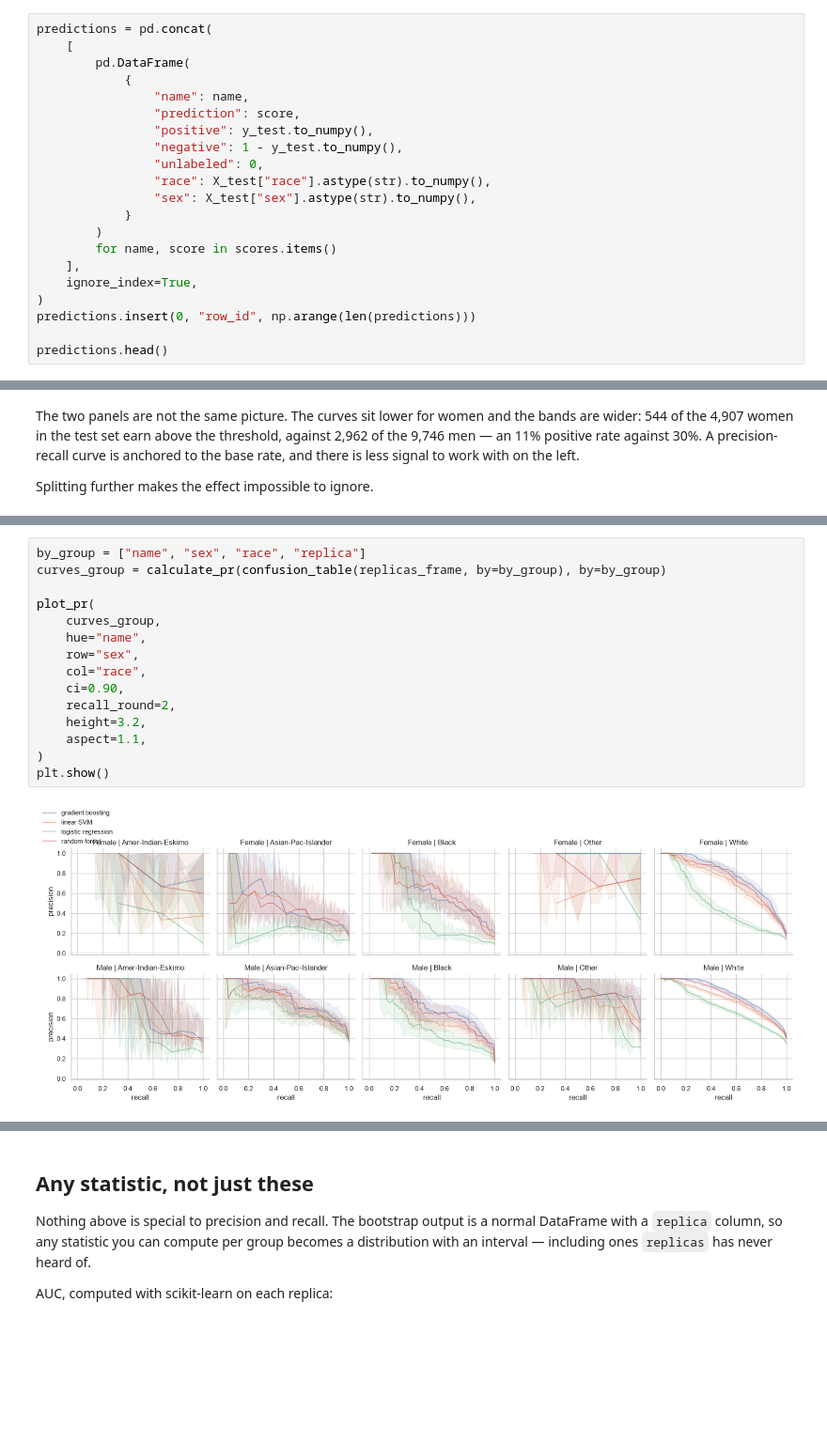
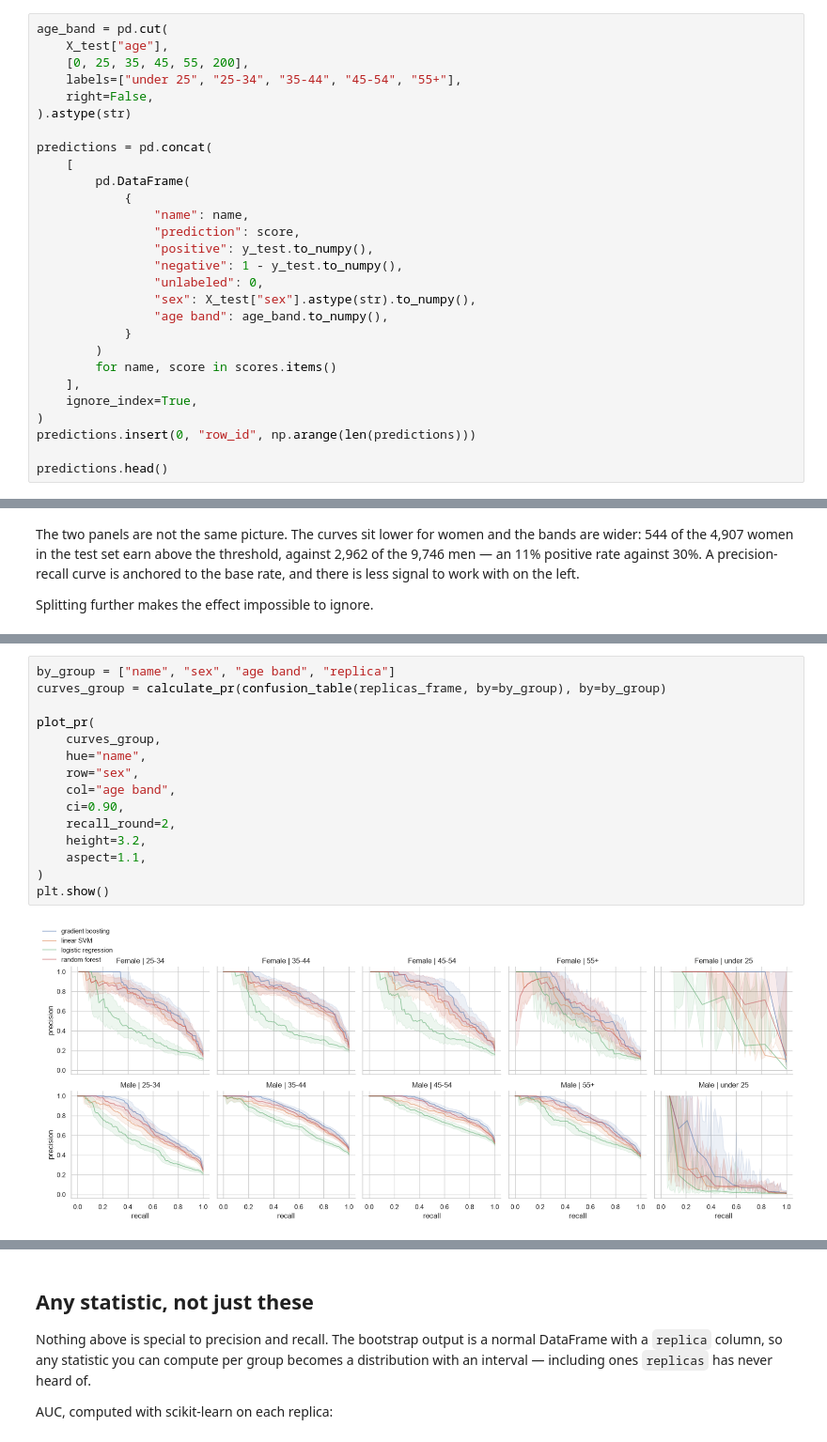
Before and after one commit to hamed/replicas, a Jupyter notebook: examples/census_income.ipynb, the cells around one changed output, grey strips where cells are left out. Shown at 94% size. Drawn from its saved outputs; the diff is of its cells as text; blank space fills up the shorter version.

```diff
--- a/examples/census_income.ipynb
+++ b/examples/census_income.ipynb
@@ -170,5 +168,12 @@ them here is what lets a single `bootstrap` call feed every comparison in the
 notebook.
 # %%
+age_band = pd.cut(
+    X_test["age"],
+    [0, 25, 35, 45, 55, 200],
+    labels=["under 25", "25-34", "35-44", "45-54", "55+"],
+    right=False,
+).astype(str)
+
 predictions = pd.concat(
     [
         pd.DataFrame(
@@ -178,8 +183,8 @@ predictions = pd.concat(
                 "positive": y_test.to_numpy(),
                 "negative": 1 - y_test.to_numpy(),
                 "unlabeled": 0,
-                "race": X_test["race"].astype(str).to_numpy(),
                 "sex": X_test["sex"].astype(str).to_numpy(),
+                "age band": age_band.to_numpy(),
             }
         )
         for name, score in scores.items()
@@ -407,18 +416,18 @@ thing on the figure that will say so.
 # %%
-by_group = ["name", "sex", "race", "replica"]
+by_group = ["name", "sex", "age band", "replica"]
 curves_group = calculate_pr(confusion_table(replicas_frame, by=by_group), by=by_group)
 
 plot_pr(
     curves_group,
     hue="name",
     row="sex",
-    col="race",
+    col="age band",
     ci=0.90,
     recall_round=2,
     height=3.2,
     aspect=1.1,
 )
 plt.show()
 # %% [output]
-[figure, old version]
+[figure, new version]
 # %% [markdown]
```
Also changed, not shown: parts of 12 cells of this notebook, 1 other file.
